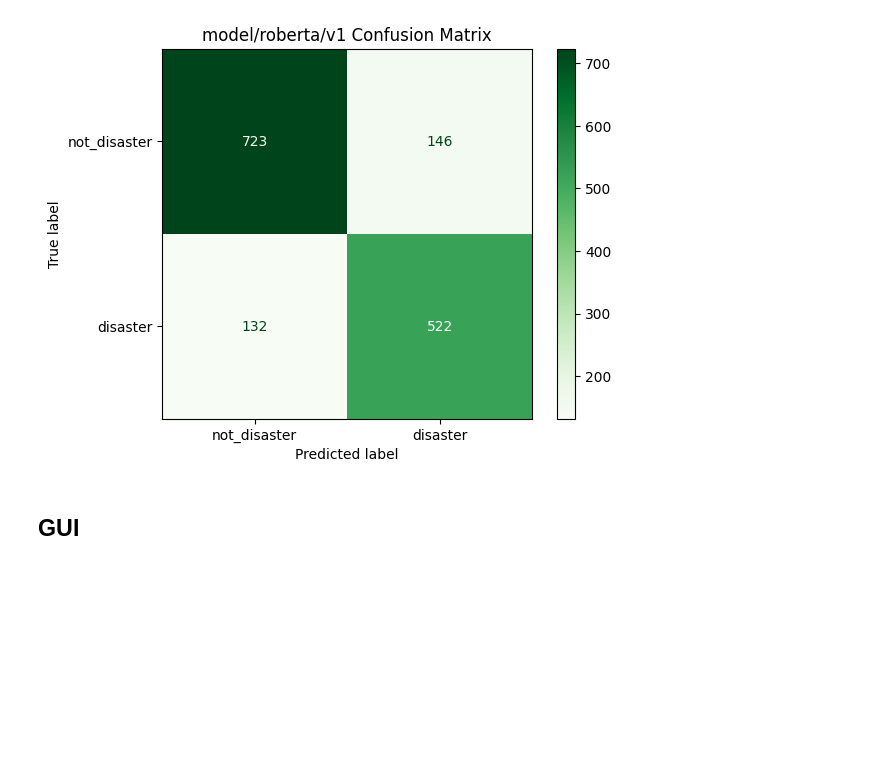
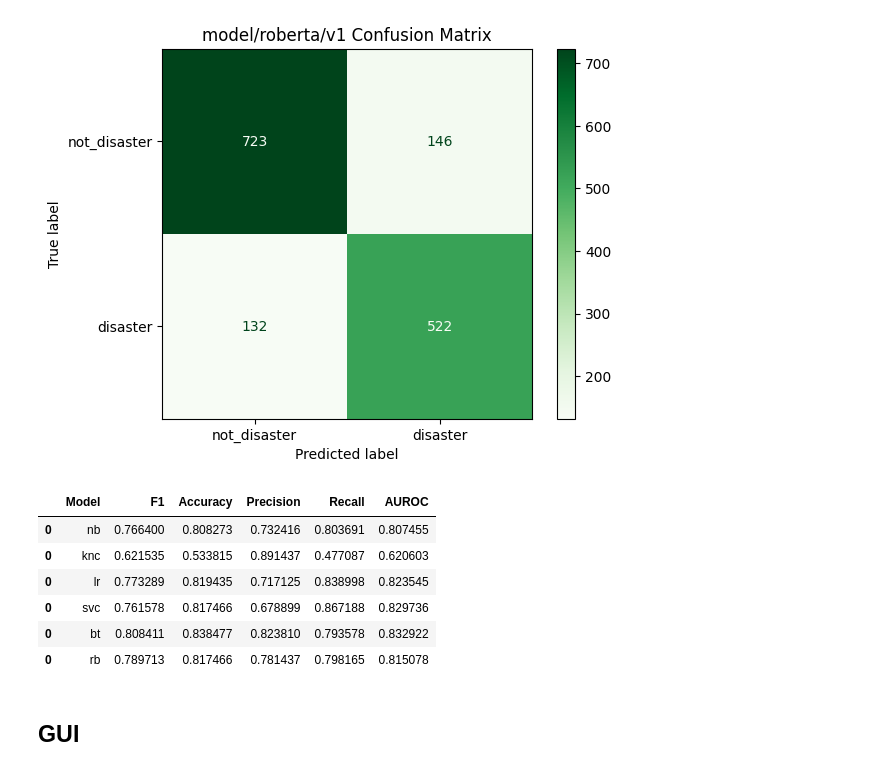
Before and after one commit to GunaJaganathan/detect-disaster-related-tweets, a Jupyter notebook: main.ipynb, the cells around one changed output. Cells and saved outputs as stored; diff of their text form; code cells hidden in the pictures; blank space fills up the shorter version.

```diff
--- a/main.ipynb
+++ b/main.ipynb
@@ -264,7 +264,7 @@ param_grid = [
      'gamma' : ['scale', 'auto'],
      'random_state': [42]}
   ]
-# svc_gs = cv_grid_search(svc, param_grid, 10, 'f1', vectors_train, train_labels)
+svc_gs = cv_grid_search(svc, param_grid, 10, 'f1', vectors_train, train_labels)
 # %%
-# best_nb, best_knc, best_lr, best_svc = initialize_trad_models()
+best_nb, best_knc, best_lr, best_svc = initialize_trad_models()
 # %%
@@ -497,6 +510,6 @@ predictions =  predictions_prob.predictions
 predictions = np.argmax(predictions,axis=1)
 predicted_lables = np.array(predictions, dtype = int)
 actual_labels = np.array(actual_label, dtype = int)
-metrics_df, confusion_mat = get_performance_score(actual_labels, predicted_lables)
+rb_metrics_df, rb_confusion_mat = get_performance_score(actual_labels, predicted_lables)
 # %%
 # rb_trainer.save_model(output_dir = 'model/roberta/v1/')
@@ -512,5 +525,15 @@ plot_confusion_matrix(confusion_mat, model_name)
 # %% [output]
 [figure]
+# %%
+consolidate_perf_score(['nb', 'knc', 'lr', 'svc', 'bt', 'rb'], [nb_perf_scores, knc_perf_scores, lr_perf_scores, svc_perf_scores, bt_metrics_df, rb_metrics_df])
+# %% [output]
+|  | Model | F1 | Accuracy | Precision | Recall | AUROC |
+| 0 | nb | 0.766400 | 0.808273 | 0.732416 | 0.803691 | 0.807455 |
+| 0 | knc | 0.621535 | 0.533815 | 0.891437 | 0.477087 | 0.620603 |
+| 0 | lr | 0.773289 | 0.819435 | 0.717125 | 0.838998 | 0.823545 |
+| 0 | svc | 0.761578 | 0.817466 | 0.678899 | 0.867188 | 0.829736 |
+| 0 | bt | 0.808411 | 0.838477 | 0.823810 | 0.793578 | 0.832922 |
+| 0 | rb | 0.789713 | 0.817466 | 0.781437 | 0.798165 | 0.815078 |
 # %% [markdown]
 ## GUI
 # %% [markdown]
```
Also changed, not shown: parts of 14 cells of this notebook.
